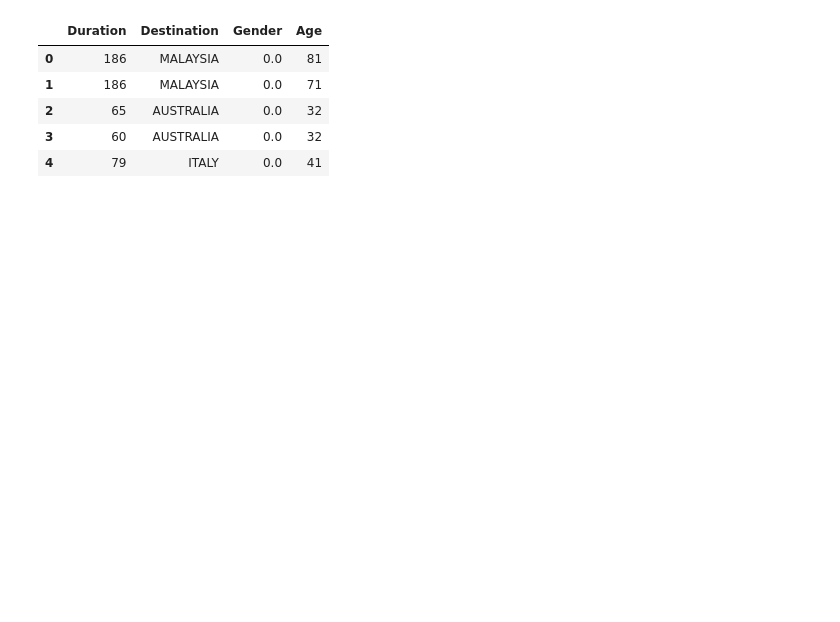
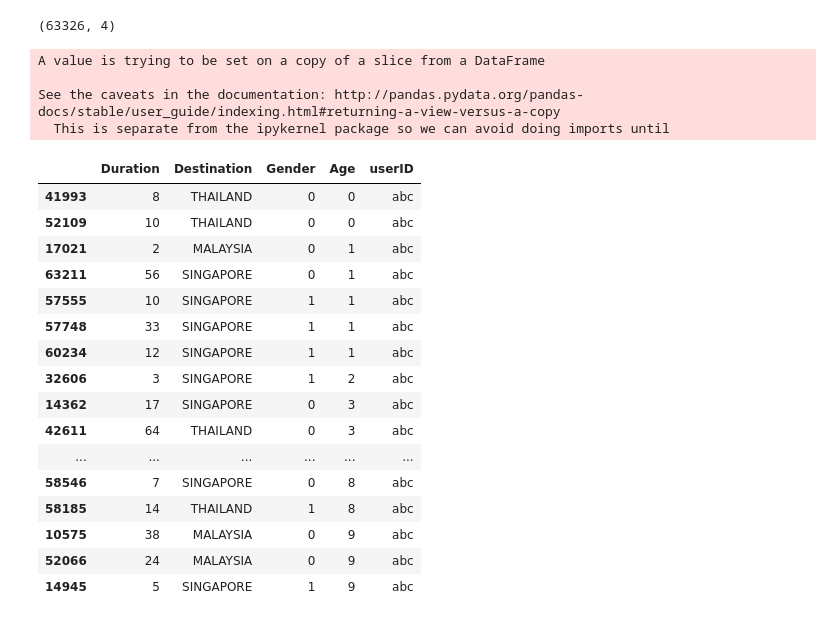
Before and after one commit to vd-study/EDA-and-Recommendation, a Jupyter notebook: EDA.ipynb, the cells around one changed output. Cells and saved outputs as stored; diff of their text form; code cells hidden in the pictures; blank space fills up the shorter version.

```diff
--- a/EDA.ipynb
+++ b/EDA.ipynb
@@ -10,0 +23,10 @@ df = pd.read_csv('travel.csv')
+# %%
+df = df.drop(['Product Name'], axis = 1)
+df = df.drop(['Net Sales'], axis = 1)
+df = df.drop(['Commision (in value)'], axis = 1)
+df = df.drop(['Agency'], axis = 1)
+df = df.drop(['Agency Type'], axis = 1)
+df = df.drop(['Claim'], axis = 1)
+df = df.drop(['Distribution Channel'], axis = 1)
+
+df.head()
@@ -11,6 +40,9 @@ df = pd.read_csv('travel.csv')
 # %%
 df.at[df['Gender'] == 'F', 'Gender'] = 0
 df.at[df['Gender'] == 'M', 'Gender'] = 1
+df.shape
+# %% [output]
+(63326, 4)
 # %%
 nan_indexes = df[df.Gender.isnull()].index
 
@@ -19,12 +51,44 @@ count_ones = nan_indexes.size - count_zeros
 fill_data = [0] * count_zeros + [1] * count_ones
 
 df.loc[nan_indexes, 'Gender'] = pd.Series(fill_data, index=nan_indexes)
-
-df.head()
-# %% [output]
-|  | Duration | Destination | Gender | Age |
-| 0 | 186 | MALAYSIA | 0.0 | 81 |
-| 1 | 186 | MALAYSIA | 0.0 | 71 |
-| 2 | 65 | AUSTRALIA | 0.0 | 32 |
-| 3 | 60 | AUSTRALIA | 0.0 | 32 |
-| 4 | 79 | ITALY | 0.0 | 41 |
+# %%
+for i in range(63326):
+  if (df.Duration[i] < 2 or df.Duration[i] > 93):
+    df.Duration[i] = random.randint(2,93)
+#df.iloc[0].Duration
+# %% [output]
+A value is trying to be set on a copy of a slice from a DataFrame
+
+See the caveats in the documentation: http://pandas.pydata.org/pandas-docs/stable/user_guide/indexing.html#returning-a-view-versus-a-copy
+  This is separate from the ipykernel package so we can avoid doing imports until
+# %%
+KEY_LEN = 10
+
+def base_str():
+    return (string.ascii_letters+string.digits)
+def key_gen():
+    keylist = [random.choice(base_str()) for i in range(KEY_LEN)]
+    return ("".join(keylist))
+
+df_test = df.sort_values(['Age', 'Gender'])
+df_test['userID'] = 'abc'
+# %%
+df_test.head(30)
+# %% [output]
+|  | Duration | Destination | Gender | Age | userID |
+| 41993 | 8 | THAILAND | 0 | 0 | abc |
+| 52109 | 10 | THAILAND | 0 | 0 | abc |
+| 17021 | 2 | MALAYSIA | 0 | 1 | abc |
+| 63211 | 56 | SINGAPORE | 0 | 1 | abc |
+| 57555 | 10 | SINGAPORE | 1 | 1 | abc |
+| 57748 | 33 | SINGAPORE | 1 | 1 | abc |
+| 60234 | 12 | SINGAPORE | 1 | 1 | abc |
+| 32606 | 3 | SINGAPORE | 1 | 2 | abc |
+| 14362 | 17 | SINGAPORE | 0 | 3 | abc |
+| 42611 | 64 | THAILAND | 0 | 3 | abc |
+| ... | ... | ... | ... | ... | ... |
+| 58546 | 7 | SINGAPORE | 0 | 8 | abc |
+| 58185 | 14 | THAILAND | 1 | 8 | abc |
+| 10575 | 38 | MALAYSIA | 0 | 9 | abc |
+| 52066 | 24 | MALAYSIA | 0 | 9 | abc |
+| 14945 | 5 | SINGAPORE | 1 | 9 | abc |
```
Also changed, not shown: parts of 13 cells of this notebook, 3 other files.
